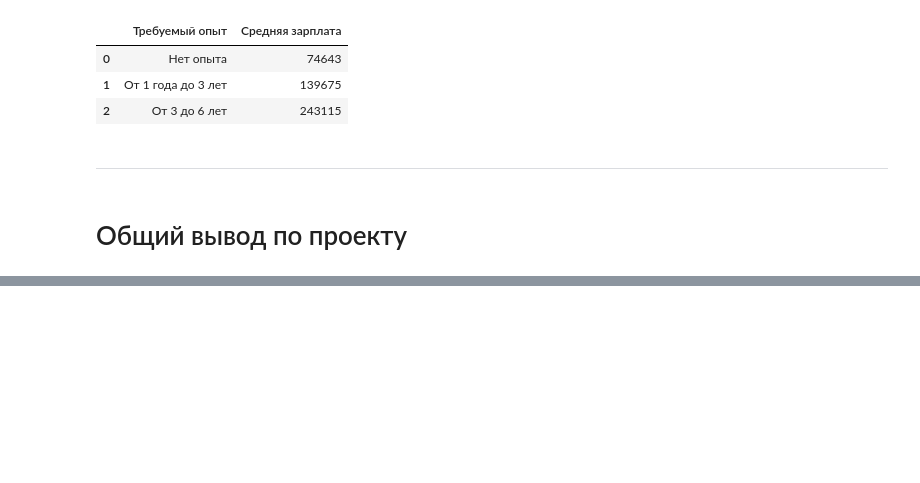
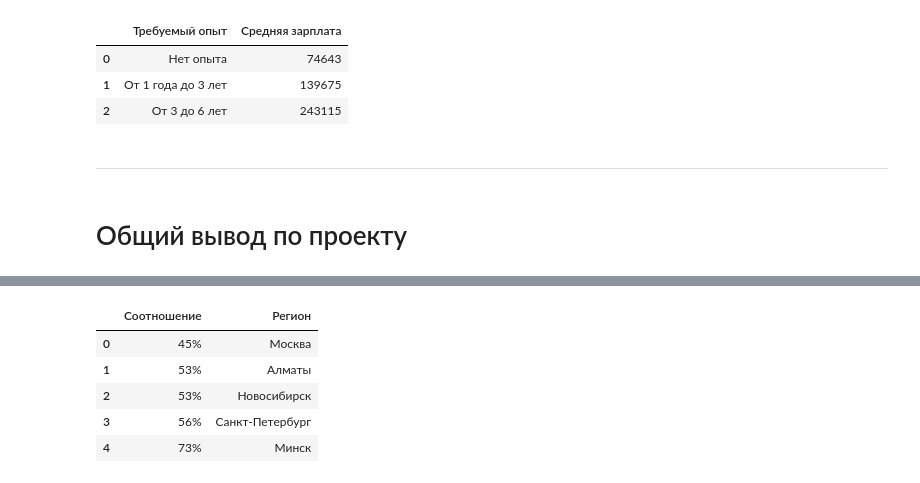
Before and after one commit to MSvyatoslavB/DS_Projects, a Jupyter notebook: project_2/Project_2_Ноутбук_шаблон.ipynb, the cells around one changed output, grey strips where cells are left out. Drawn from its saved outputs; the diff is of its cells as text; code cells hidden in the pictures; blank space fills up the shorter version.

```diff
--- a/project_2/Project_2_Ноутбук_шаблон.ipynb
+++ b/project_2/Project_2_Ноутбук_шаблон.ipynb
@@ -847,0 +1012,15 @@ except exc.SQLAlchemyError:  # если не получилось выполни
+# %%
+# результат запроса
+try:  # попытка выполнить запрос
+    # сохраняем в dataframe
+    df = pd.DataFrame(connection.execute(text(query_bonus_3)).fetchall())
+    display(df)  # выводим dataframe
+except exc.SQLAlchemyError:  # если не получилось выполнить запрос
+    display('Запрос к базе данных не выполнен!')  # выводим сообщение
+# %% [output]
+|  | Соотношение | Регион |
+| 0 | 45% | Москва |
+| 1 | 53% | Алматы |
+| 2 | 53% | Новосибирск |
+| 3 | 56% | Санкт-Петербург |
+| 4 | 73% | Минск |
```
Also changed, not shown: parts of 10 cells of this notebook.
